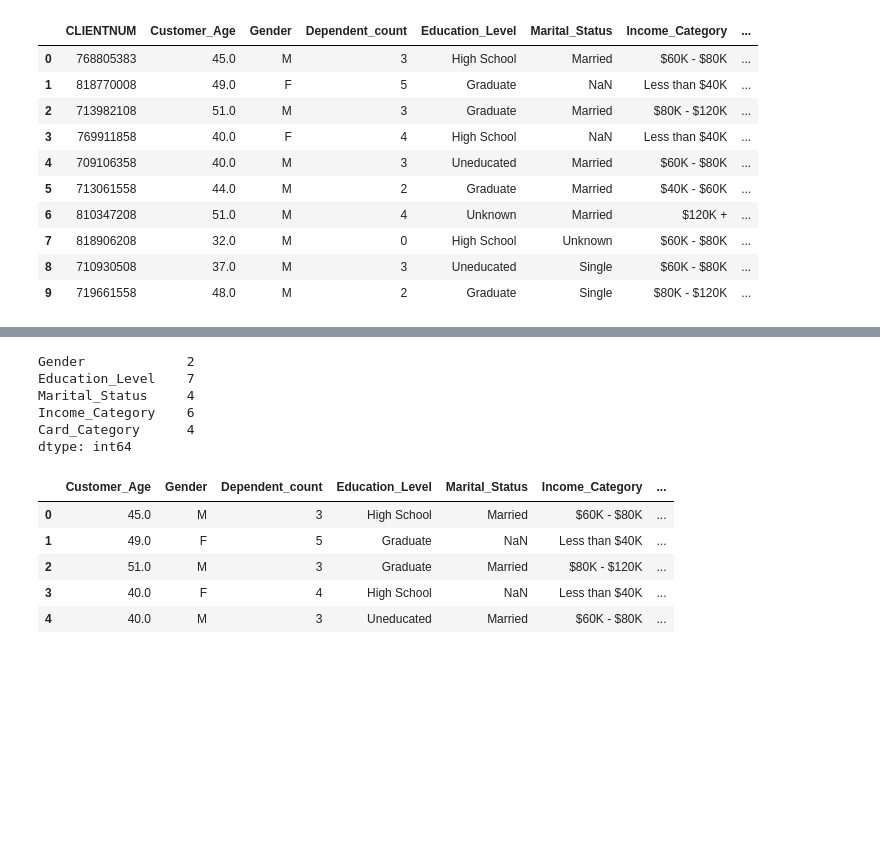
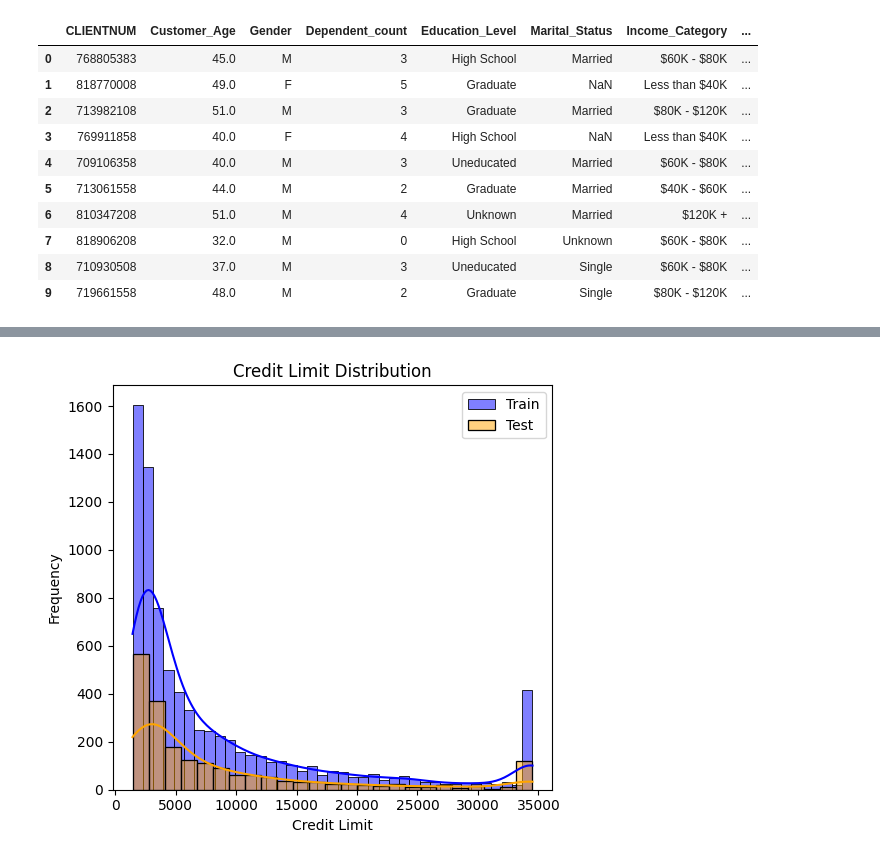
Before and after one commit to SheidaAbedpour/Regression-Credit-Limit-Prediction, a Jupyter notebook: main.ipynb, the cells around one changed output, grey strips where cells are left out. Cells and saved outputs as stored; diff of their text form; code cells hidden in the pictures; blank space fills up the shorter version.

Commit message:
Data Cleaning: Imputation & Encoding

```diff
--- a/main.ipynb
+++ b/main.ipynb
@@ -57,9 +47,0 @@ Numerical columns : ['CLIENTNUM', 'Customer_Age', 'Dependent_count', 'Months_on_
-# %%
-df[cat_col].nunique()
-# %% [output]
-Gender             2
-Education_Level    7
-Marital_Status     4
-Income_Category    6
-Card_Category      4
-dtype: int64
@@ -69,9 +48,20 @@ df = df.drop('CLIENTNUM', axis='columns') # Identifier, not typically used as a
-# %%
-df.head(5)
-# %% [output]
-|  | Customer_Age | Gender | Dependent_count | Education_Level | Marital_Status | Income_Category | ... |
-| 0 | 45.0 | M | 3 | High School | Married | $60K - $80K | ... |
-| 1 | 49.0 | F | 5 | Graduate | NaN | Less than $40K | ... |
-| 2 | 51.0 | M | 3 | Graduate | Married | $80K - $120K | ... |
-| 3 | 40.0 | F | 4 | High School | NaN | Less than $40K | ... |
-| 4 | 40.0 | M | 3 | Uneducated | Married | $60K - $80K | ... |
+# %%
+# Split the data
+train_df, test_df = train_test_split(df, test_size=0.2, shuffle=True, random_state=42)
+
+# Plot the distributions
+plt.figure(figsize=(10, 5))
+
+# Histogram
+plt.subplot(1, 2, 1)
+sns.histplot(train_df['Credit_Limit'], kde=True, color='blue', label='Train')
+sns.histplot(test_df['Credit_Limit'], kde=True, color='orange', label='Test')
+plt.title('Credit Limit Distribution')
+plt.xlabel('Credit Limit')
+plt.ylabel('Frequency')
+plt.legend()
+
+plt.tight_layout()
+plt.show()
+# %% [output]
+[figure, added]
```
Also changed, not shown: parts of 20 cells of this notebook.
